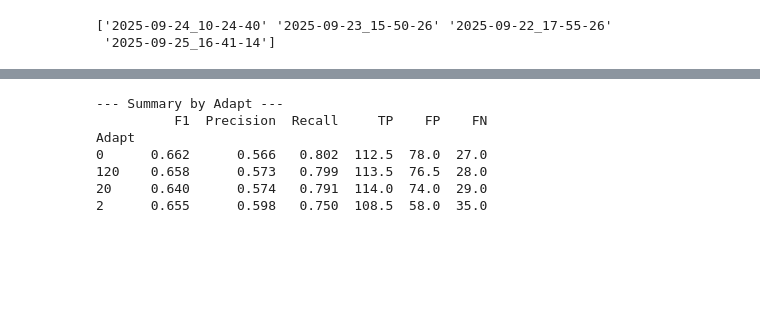
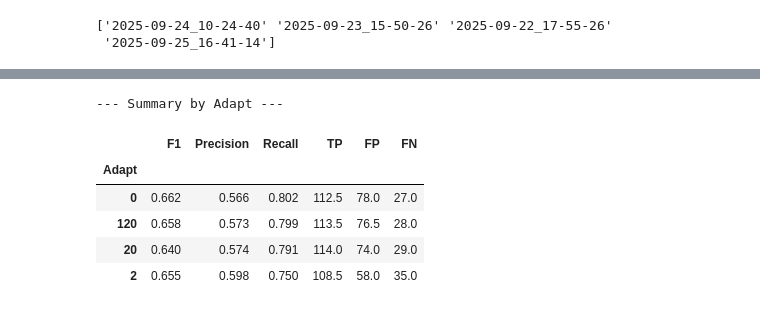
Before and after one commit to pedrofurrix/LAVA_SNN_ripples, a Jupyter notebook: snnTorch/generalization_madrid/visualize_performance.ipynb, the cells around one changed output, grey strips where cells are left out. Cells and saved outputs as stored; diff of their text form; code cells hidden in the pictures; blank space fills up the shorter version.

```diff
--- a/snnTorch/generalization_madrid/visualize_performance.ipynb
+++ b/snnTorch/generalization_madrid/visualize_performance.ipynb
@@ -85,14 +93,14 @@ Name: dsb4updn_median_200_12b, dtype: float64
 # %%
 # Print summary
 print("\n--- Summary by Adapt ---")
 summary = df.groupby("Adapt")[["F1", "Precision", "Recall", "TP", "FP", "FN"]].median().round(3)
 summary = summary.reindex([0, 120, 20, 2])
-print(summary)
+display(summary)
 # %% [output]
 --- Summary by Adapt ---
-          F1  Precision  Recall     TP    FP    FN
-Adapt
-0      0.662      0.566   0.802  112.5  78.0  27.0
-120    0.658      0.573   0.799  113.5  76.5  28.0
-20     0.640      0.574   0.791  114.0  74.0  29.0
-2      0.655      0.598   0.750  108.5  58.0  35.0
+|  | F1 | Precision | Recall | TP | FP | FN |
+| Adapt |  |  |  |  |  |  |
+| 0 | 0.662 | 0.566 | 0.802 | 112.5 | 78.0 | 27.0 |
+| 120 | 0.658 | 0.573 | 0.799 | 113.5 | 76.5 | 28.0 |
+| 20 | 0.640 | 0.574 | 0.791 | 114.0 | 74.0 | 29.0 |
+| 2 | 0.655 | 0.598 | 0.750 | 108.5 | 58.0 | 35.0 |
```
Also changed, not shown: parts of 9 cells of this notebook, 6 other files.
